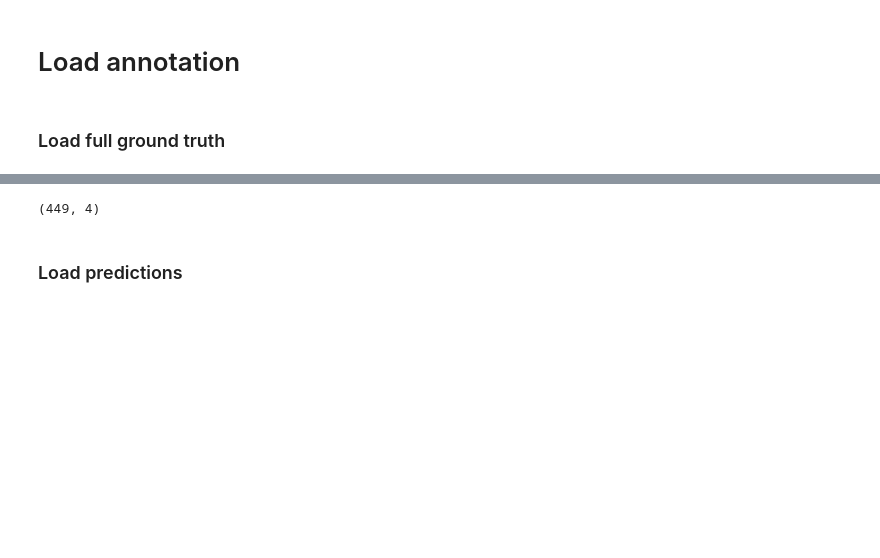
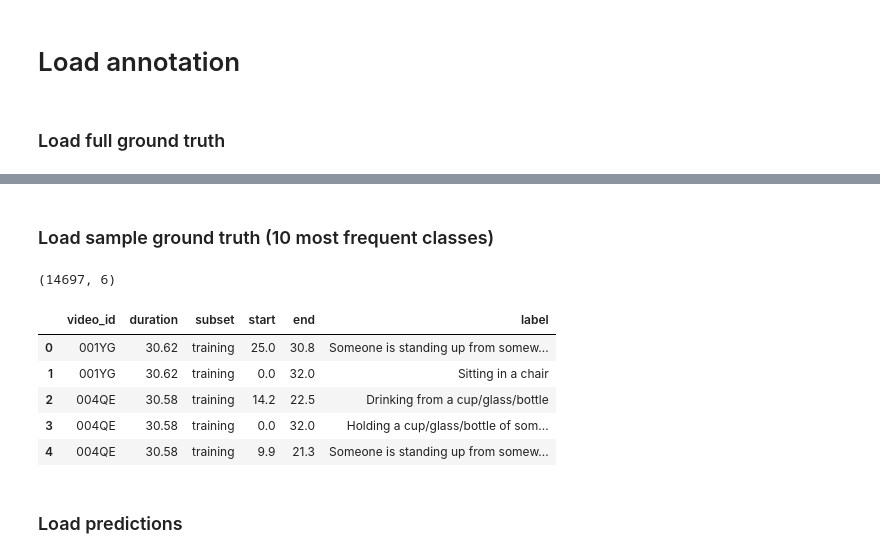
Before and after one commit to dangtna1/THUMOS-14_TAD, a Jupyter notebook: notebooks/charades_analysis.ipynb, the cells around one changed output, grey strips where cells are left out. Cells and saved outputs as stored; diff of their text form; code cells hidden in the pictures; blank space fills up the shorter version.

```diff
--- a/notebooks/charades_analysis.ipynb
+++ b/notebooks/charades_analysis.ipynb
@@ -75 +46,23 @@ with open('../data/charades/annotations/sample_charades.json', 'w') as f:
+# %%
+def load_gt(gt_fname):
+    with open(gt_fname) as f:
+        gt = json.load(f)
+
+    rows_gt = []
+    for video_id, info in gt["database"].items():
+        duration = info["duration"]
+        subset = info["subset"]
+        for s in info["annotations"]:
+            rows_gt.append(
+                {
+                    "video_id": video_id,
+                    "duration": duration,
+                    "subset": subset,
+                    "start": s["segment"][0],
+                    "end": s["segment"][1],
+                    "label": s["label"],
+                }
+            )
+
+    return pd.DataFrame(rows_gt)
 # %% [markdown]
@@ -100,7 +82,17 @@ sample_gt_df.head()
-# %%
-sample_gt_df.shape
-# %% [output]
-(449, 4)
+# %% [markdown]
+### Load sample ground truth (10 most frequent classes)
+# %%
+most_sample_gt_df = load_gt("../data/charades/annotations/most_sample_charades.json")
+print(most_sample_gt_df.shape)
+most_sample_gt_df.head()
+# %% [output]
+(14697, 6)
+|  | video_id | duration | subset | start | end | label |
+| 0 | 001YG | 30.62 | training | 25.0 | 30.8 | Someone is standing up from somew... |
+| 1 | 001YG | 30.62 | training | 0.0 | 32.0 | Sitting in a chair |
+| 2 | 004QE | 30.58 | training | 14.2 | 22.5 | Drinking from a cup/glass/bottle |
+| 3 | 004QE | 30.58 | training | 0.0 | 32.0 | Holding a cup/glass/bottle of som... |
+| 4 | 004QE | 30.58 | training | 9.9 | 21.3 | Someone is standing up from somew... |
 # %% [markdown]
 ### Load predictions
 # %%
```
Also changed, not shown: parts of 13 cells of this notebook.
